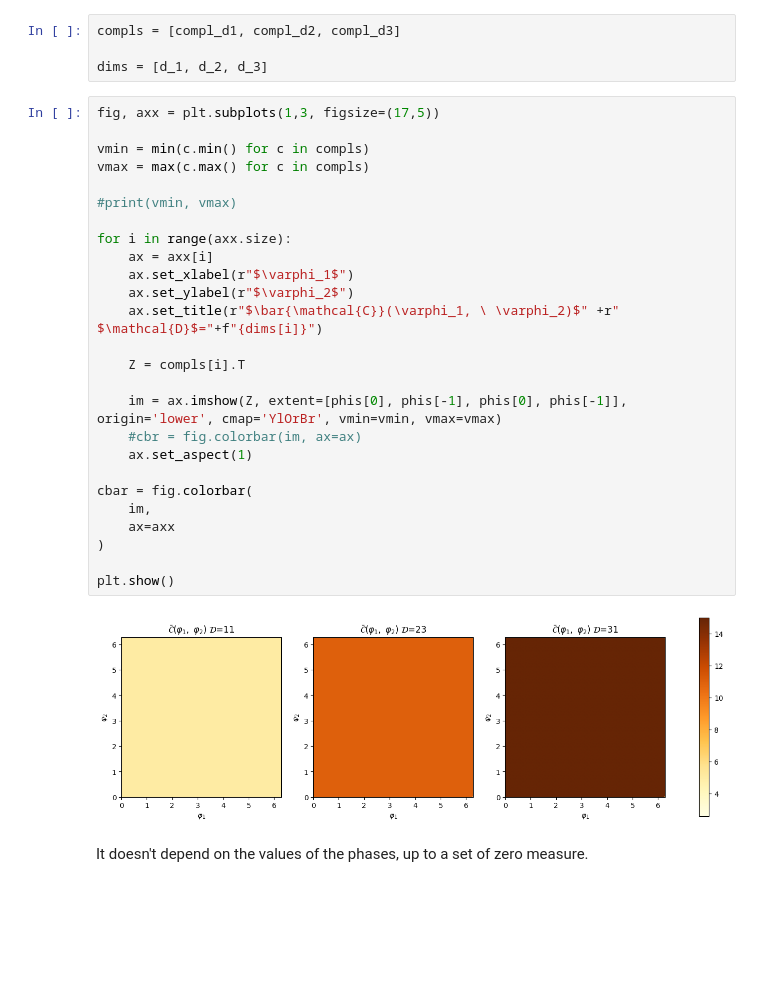
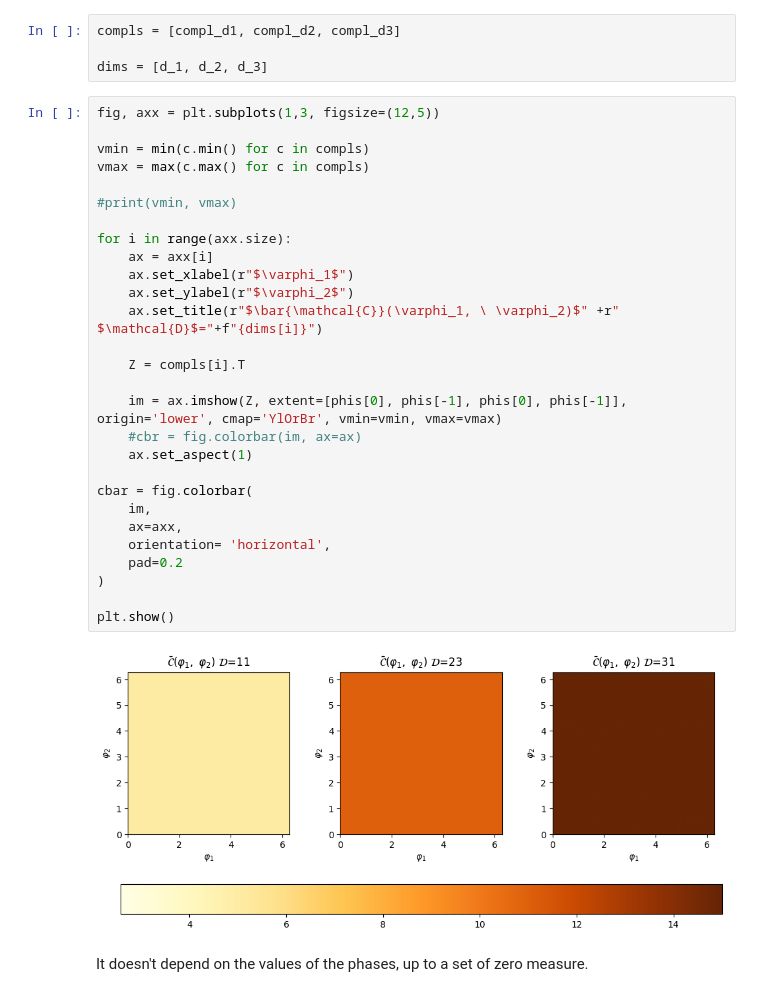
Before and after one commit to erricottaro/Krylov_complexity_on_circulant_graphs, a Jupyter notebook: circulant.ipynb, the cells around one changed output. Saved outputs shown, nothing was run; the diff lists cells and outputs as text; blank space fills up the shorter version.

```diff
--- a/circulant.ipynb
+++ b/circulant.ipynb
@@ -436,33 +436,35 @@ compls = [compl_d1, compl_d2, compl_d3]
 
 dims = [d_1, d_2, d_3]
 # %%
-fig, axx = plt.subplots(1,3, figsize=(17,5))
+fig, axx = plt.subplots(1,3, figsize=(12,5))
 
 vmin = min(c.min() for c in compls)
 vmax = max(c.max() for c in compls)
 
 #print(vmin, vmax)
 
 for i in range(axx.size):
     ax = axx[i]
     ax.set_xlabel(r"$\varphi_1$")
     ax.set_ylabel(r"$\varphi_2$")
     ax.set_title(r"$\bar{\mathcal{C}}(\varphi_1, \ \varphi_2)$" +r" $\mathcal{D}$="+f"{dims[i]}")
 
     Z = compls[i].T
 
     im = ax.imshow(Z, extent=[phis[0], phis[-1], phis[0], phis[-1]], origin='lower', cmap='YlOrBr', vmin=vmin, vmax=vmax)
     #cbr = fig.colorbar(im, ax=ax)
     ax.set_aspect(1)
 
 cbar = fig.colorbar(
     im,
-    ax=axx
+    ax=axx,
+    orientation= 'horizontal',
+    pad=0.2
 )
 
 plt.show()
 # %% [output]
-[figure, old version]
+[figure, new version]
 # %% [markdown]
 It doesn't depend on the values of the phases, up to a set of zero measure.
 # %% [markdown]
```
Also changed, not shown: parts of 2 cells of this notebook.
